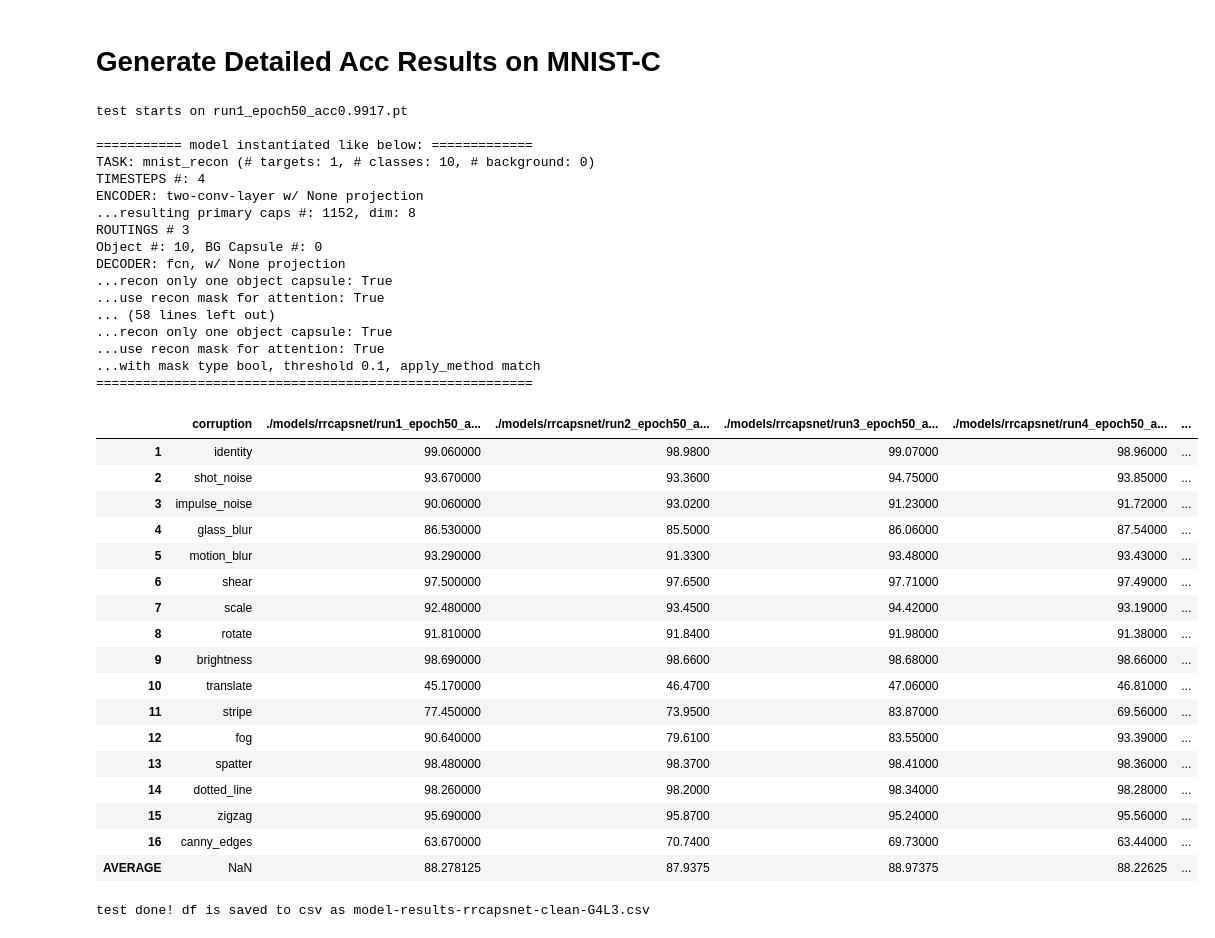
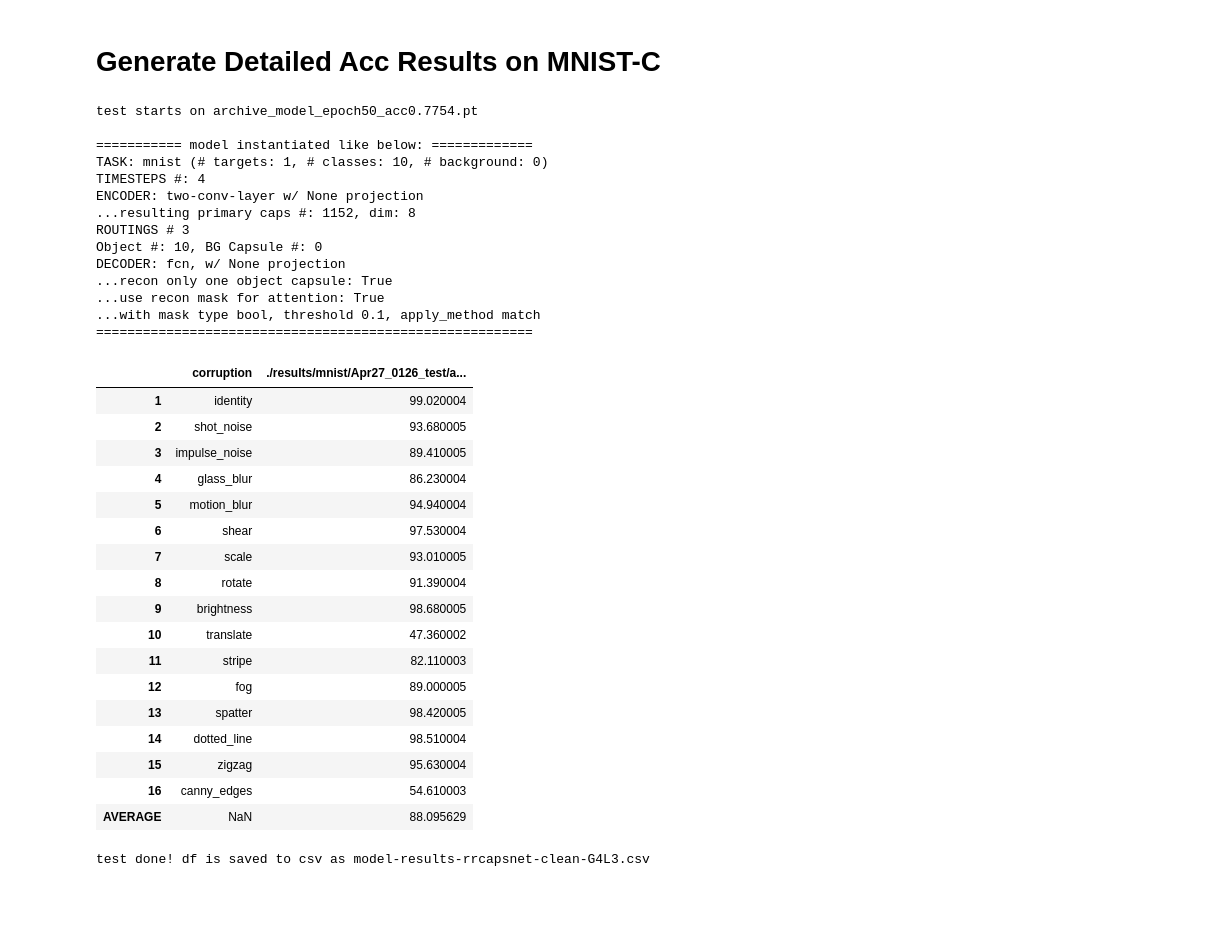
Before and after one commit to ahnchive/ORA-recognition, a Jupyter notebook: eval_rrcapsnet_original.ipynb, the cells around one changed output. Drawn from its saved outputs; the diff is of its cells as text; code cells hidden in the pictures; blank space fills up the shorter version.

```diff
--- a/eval_rrcapsnet_original.ipynb
+++ b/eval_rrcapsnet_original.ipynb
@@ -739,19 +750,19 @@ print_args=False
 
 # load model
 args_to_update = {'device':DEVICE, 'batch_size':BATCHSIZE,
-                 'time_steps': 4, 'routings': 3, #'routing_type': 'pd-recon', #'original'
-                 'min_coup': 0.5, 'min_rscore': 0.5, 'mask_threshold': 0.25}
+                 'time_steps': 4, 'routings': 3, 'mask_threshold': 0.05}
 
 load_model_path = './models/rrcapsnet/run3_epoch50_acc0.9907.pt'
-load_model_path ='./results/mnist/Apr25_0111_recon_step1_routing1_seed3/archive_model_epoch50_acc0.9916.pt'
-load_model_path = './results/mnist/Apr26_1759_test/archive_model_epoch50_acc0.7515.pt'
+# load_model_path = './results/mnist/Apr27_0012_test/archive_model_epoch50_acc0.8620.pt'
+load_model_path = './results/mnist/Apr27_2124_reconbg_capsule_reconbg/archive_model_epoch20_acc0.8223.pt'
+
 
 args = load_args(load_model_path, args_to_update, print_args)
 model = load_model(args)
 
 
 # obtain model prediction and outputs
-corruption_index =3
+corruption_index =9
 corruption =CORRUPTION_TYPES[corruption_index-1]
 
 if task == 'mnist_c_mini':
@@ -1033,16 +991,15 @@ visualize_batch(x, y, outputs['x_input'], objcaps_len_step, start=idx_start, n_i
 verbose=False
 print_args =False
 args_to_update = {'device':DEVICE, 'batch_size':BATCHSIZE,
-                 'time_steps': 4, 'routings': 3, 'routing_type': 'pd-recon', #'original'
-                 'min_coup': 0.5, 'min_rscore': 0.5, 'mask_threshold': 0.1}
+                 'time_steps': 4, 'routings': 3, 'mask_threshold': 0.1}
 
 
 modelpathlist = [
-'./models/rrcapsnet/run1_epoch50_acc0.9917.pt',
-'./models/rrcapsnet/run2_epoch50_acc0.9915.pt',
-'./models/rrcapsnet/run3_epoch50_acc0.9907.pt',
-'./models/rrcapsnet/run4_epoch50_acc0.9905.pt',
-'./models/rrcapsnet/run5_epoch50_acc0.9907.pt',
+# './models/rrcapsnet/run1_epoch50_acc0.9917.pt',
+# './models/rrcapsnet/run2_epoch50_acc0.9915.pt',
+# './models/rrcapsnet/run3_epoch50_acc0.9907.pt',
+# './models/rrcapsnet/run4_epoch50_acc0.9905.pt',
+# './models/rrcapsnet/run5_epoch50_acc0.9907.pt',
 
 # trained on clean dataset
 # './results/mnist/Apr25_0202_clean_run1/archive_model_epoch50_acc0.9973.pt',
@@ -1050,6 +1007,7 @@ modelpathlist = [
 # './results/mnist/Apr25_0238_clean_run3/archive_model_epoch50_acc0.9972.pt',
 # './results/mnist/Apr25_0255_clean_run4/archive_model_epoch50_acc0.9971.pt',
 # './results/mnist/Apr25_0313_clean_run5/archive_model_epoch50_acc0.9976.pt'
+
 ]
 
 
@@ -1062,56 +1020,53 @@ for load_model_path in modelpathlist:
     modelname = load_model_path.split('/')[-1] # filename
     print(f'test starts on {modelname}')
 
     # load args and model
     args = load_args(load_model_path, args_to_update, print_args)
     model = load_model(args)
 
     acclist = []
     for corruption in CORRUPTION_TYPES:
         test_loss, test_loss_class, test_loss_recon, test_acc = test_model_on_each_corruption(PATH_MNISTC, corruption, model, verbose)
         acclist.append(test_acc*100)
     df[load_model_path] = acclist
 
 
 df.index = np.arange(1, len(df)+1)
 df.loc['AVERAGE'] = df.mean()
 df
 # %% [output]
-test starts on run1_epoch50_acc0.9917.pt
+test starts on archive_model_epoch50_acc0.7754.pt
 
 =========== model instantiated like below: =============
-TASK: mnist_recon (# targets: 1, # classes: 10, # background: 0)
+TASK: mnist (# targets: 1, # classes: 10, # background: 0)
 TIMESTEPS #: 4
 ENCODER: two-conv-layer w/ None projection
 ...resulting primary caps #: 1152, dim: 8
 ROUTINGS # 3
 Object #: 10, BG Capsule #: 0
 DECODER: fcn, w/ None projection
 ...recon only one object capsule: True
 ...use recon mask for attention: True
-... (58 lines left out)
-...recon only one object capsule: True
-...use recon mask for attention: True
 ...with mask type bool, threshold 0.1, apply_method match
 ========================================================
-|  | corruption | ./models/rrcapsnet/run1_epoch50_a... | ./models/rrcapsnet/run2_epoch50_a... | ./models/rrcapsnet/run3_epoch50_a... | ./models/rrcapsnet/run4_epoch50_a... | ... |
-| 1 | identity | 99.060000 | 98.9800 | 99.07000 | 98.96000 | ... |
-| 2 | shot_noise | 93.670000 | 93.3600 | 94.75000 | 93.85000 | ... |
-| 3 | impulse_noise | 90.060000 | 93.0200 | 91.23000 | 91.72000 | ... |
-| 4 | glass_blur | 86.530000 | 85.5000 | 86.06000 | 87.54000 | ... |
-| 5 | motion_blur | 93.290000 | 91.3300 | 93.48000 | 93.43000 | ... |
-| 6 | shear | 97.500000 | 97.6500 | 97.71000 | 97.49000 | ... |
-| 7 | scale | 92.480000 | 93.4500 | 94.42000 | 93.19000 | ... |
-| 8 | rotate | 91.810000 | 91.8400 | 91.98000 | 91.38000 | ... |
-| 9 | brightness | 98.690000 | 98.6600 | 98.68000 | 98.66000 | ... |
-| 10 | translate | 45.170000 | 46.4700 | 47.06000 | 46.81000 | ... |
-| 11 | stripe | 77.450000 | 73.9500 | 83.87000 | 69.56000 | ... |
-| 12 | fog | 90.640000 | 79.6100 | 83.55000 | 93.39000 | ... |
-| 13 | spatter | 98.480000 | 98.3700 | 98.41000 | 98.36000 | ... |
-| 14 | dotted_line | 98.260000 | 98.2000 | 98.34000 | 98.28000 | ... |
-| 15 | zigzag | 95.690000 | 95.8700 | 95.24000 | 95.56000 | ... |
-| 16 | canny_edges | 63.670000 | 70.7400 | 69.73000 | 63.44000 | ... |
-| AVERAGE | NaN | 88.278125 | 87.9375 | 88.97375 | 88.22625 | ... |
+|  | corruption | ./results/mnist/Apr27_0126_test/a... |
+| 1 | identity | 99.020004 |
+| 2 | shot_noise | 93.680005 |
+| 3 | impulse_noise | 89.410005 |
+| 4 | glass_blur | 86.230004 |
+| 5 | motion_blur | 94.940004 |
+| 6 | shear | 97.530004 |
+| 7 | scale | 93.010005 |
+| 8 | rotate | 91.390004 |
+| 9 | brightness | 98.680005 |
+| 10 | translate | 47.360002 |
+| 11 | stripe | 82.110003 |
+| 12 | fog | 89.000005 |
+| 13 | spatter | 98.420005 |
+| 14 | dotted_line | 98.510004 |
+| 15 | zigzag | 95.630004 |
+| 16 | canny_edges | 54.610003 |
+| AVERAGE | NaN | 88.095629 |
 # %%
 # save to csv
 path_df = 'model-results-rrcapsnet-clean-G4L3.csv'
```
Also changed, not shown: parts of 6 cells of this notebook, 3 other files.
